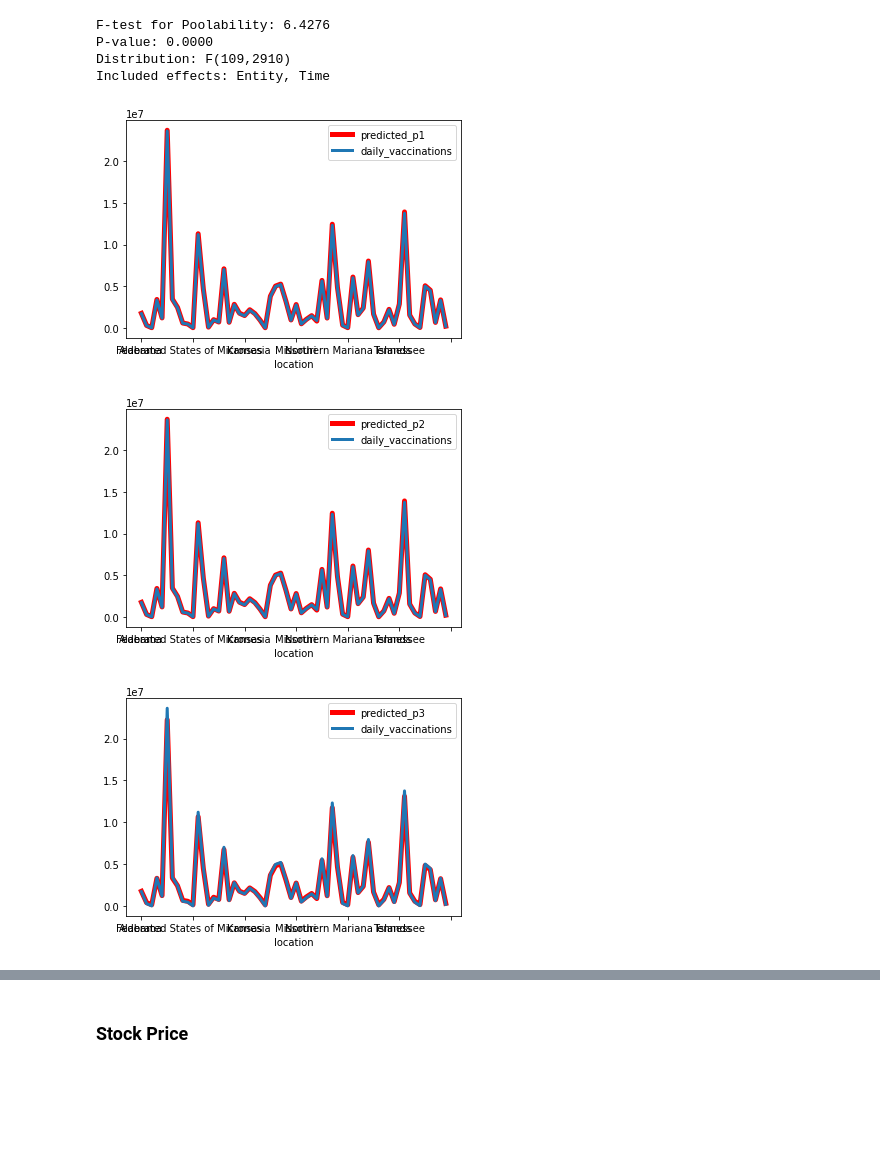
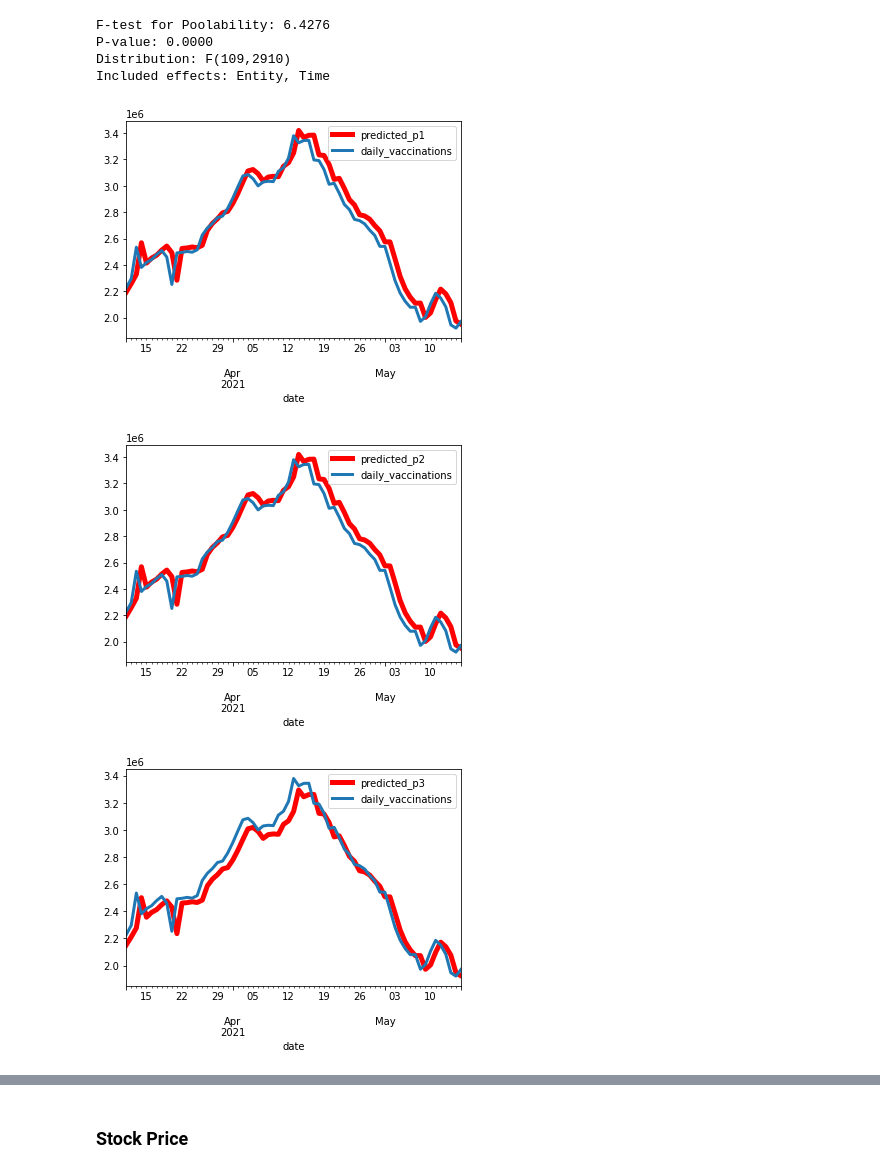
Before and after one commit to juno-yuu/COVID-Vaccine-and-Biotech-industry, a Jupyter notebook: Final_Project_Clean.ipynb, the cells around one changed output, grey strips where cells are left out. Drawn from its saved outputs; the diff is of its cells as text; code cells hidden in the pictures; blank space fills up the shorter version.

```diff
--- a/Final_Project_Clean.ipynb
+++ b/Final_Project_Clean.ipynb
@@ -326,21 +324,21 @@ data_panel_test['predicted_p3'] = p3.predict(data = data_panel_test['daily_vacci
 data_panel_test = data_panel_test.reset_index()
 data_panel_test = data_panel_test.set_index('date')
 # %%
-data_panel_test_us = data_panel_test.groupby('location').sum()
+data_panel_test_us = data_panel_test.groupby('date').sum()
 ax1 = data_panel_test_us.plot(y = 'predicted_p1', color = 'red', linewidth = 5)
 data_panel_test_us.plot(y = 'daily_vaccinations', ax = ax1, linewidth = 3)
 plt.show()
 # %% [output]
-[figure, old version]
+[figure, new version]
 # %%
 ax2 = data_panel_test_us.plot(y = 'predicted_p2', color = 'red', linewidth = 5)
 data_panel_test_us.plot(y = 'daily_vaccinations', ax = ax2, linewidth = 3)
 plt.show()
 # %% [output]
-[figure, old version]
+[figure, new version]
 # %%
 ax3 = data_panel_test_us.plot(y = 'predicted_p3', color = 'red', linewidth = 5)
 data_panel_test_us.plot(y = 'daily_vaccinations', ax = ax3, linewidth = 3)
 plt.show()
 # %% [output]
-[figure, old version]
+[figure, new version]
```
Also changed, not shown: parts of 8 cells of this notebook.
